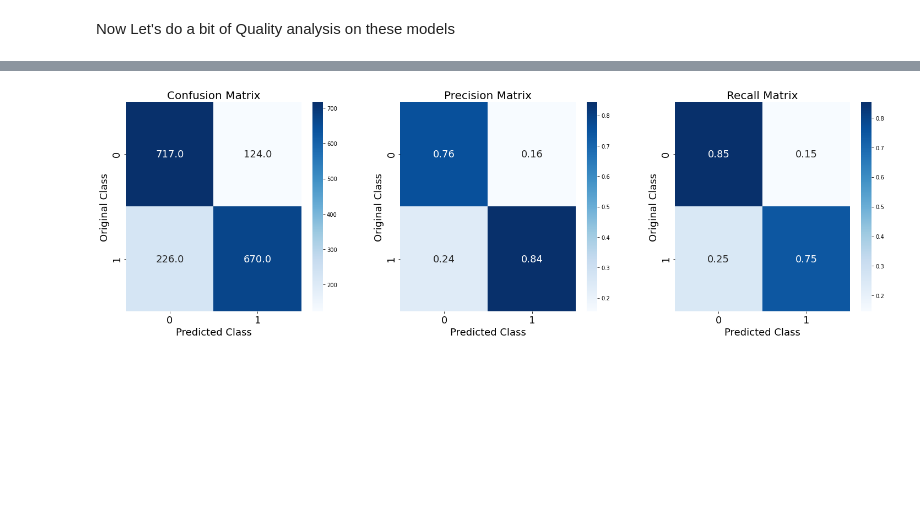
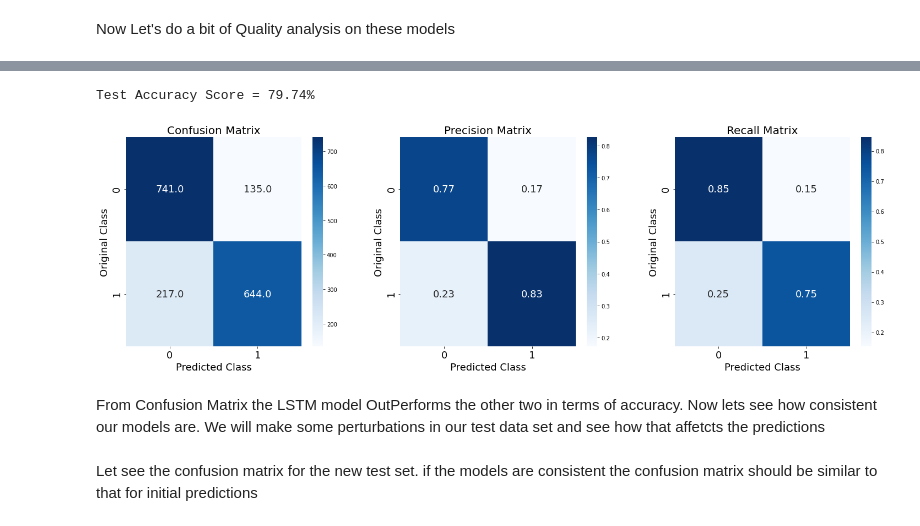
Before and after one commit to anandchndrn93/DisaterTweets, a Jupyter notebook: notebook.ipynb, the cells around one changed output, grey strips where cells are left out. Saved outputs shown, nothing was run; the diff lists cells and outputs as text; code cells hidden in the pictures; blank space fills up the shorter version.

```diff
--- a/notebook.ipynb
+++ b/notebook.ipynb
@@ -469,7 +473,8 @@ def stem_words(w):
     return stemmer.stem(w)
 data_train['keyword'] = data_train['keyword'].apply(stem_words)
 data_train['location'] = data_train['location'].apply(stem_words)
-data_train['text']=data_train['location']+" "+data_train['keyword']+" "+data_train['text']  #combining location, keword and text feature
+data_train['combined_text']=data_train['location']+" "+data_train['keyword']+" "+data_train['text']  #combining location, keword and text feature
+data_train['text_keword']=data_train['keyword']+" "+data_train['text']  #combining location, keword and text feature
 # %%
 data_train.head()
 # %% [output]
@@ -496,7 +501,13 @@ sns.barplot(y=data_raw_Disaster['keyword'].value_counts()[:10].index,  #plot dis
 # %%
-X=data_train[['text']]
+X=data_train[['combined_text','text_keword']]
 Y=data_train['target']
-X_train, X_test, Y_train, Y_test = train_test_split(X, Y, test_size=0.2,
+X_train_Temp, X_test_Temp, Y_train, Y_test = train_test_split(X, Y, test_size=0.2,
                                                     random_state=42)#split data for train and test
-X_train, X_validation, Y_train, Y_validation = train_test_split(X_train, Y_train, test_size=0.2,
+X_train_Temp, X_validation_Temp, Y_train, Y_validation = train_test_split(X_train_Temp, Y_train, test_size=0.2,
                                                     random_state=42) #split data for train and validation
+X_train=X_train_Temp[['combined_text']]
+X_validation=X_validation_Temp[['combined_text']]
+X_test=X_test_Temp[['combined_text']]
+X_train.rename(columns = {'combined_text': 'text'}, inplace = True)
+X_validation.rename(columns = {'combined_text': 'text'}, inplace = True)
+X_test.rename(columns = {'combined_text': 'text'}, inplace = True)
@@ -933,8 +957,12 @@ print_confusionMatrix(TestFinalLabels,  list(map(lambda x: int(x>0.5), xgboost_m
 # %%
 #Print confusion matrx for lstm
-predicted = model.predict(TestFinal_RNN)
+predicted = lstm_model.predict(TestFinal_RNN)
 binary_predicted = np.array(predicted) >= 0.5
-targets = binary_predicted.astype(int).reshape((len(binary_predicted)))
-print_confusionMatrix(TestFinalLabels,  targets)
+LR_Accuracy = accuracy_score(TestFinalLabels,  binary_predicted.astype(int).reshape((len(binary_predicted))))
+print('Test Accuracy Score = {}%'.format(round((float(LR_Accuracy))*100,2)))
+print_confusionMatrix(TestFinalLabels,  binary_predicted.astype(int).reshape((len(binary_predicted))))
 # %% [output]
+Test Accuracy Score = 79.74%
-[figure, old version]
+[figure, new version]
+# %% [markdown]
+From Confusion Matrix the LSTM model OutPerforms the other two in terms of accuracy. Now lets see how consistent our models are. We will make some perturbations in our test data set and see how that affetcts the predictions
@@ -940,0 +990,2 @@ print_confusionMatrix(TestFinalLabels,  targets)
+# %% [markdown]
+Let see the confusion matrix for the new test set. if the models are consistent the confusion matrix should be similar to that for initial predictions
```
Also changed, not shown: parts of 43 cells of this notebook.
